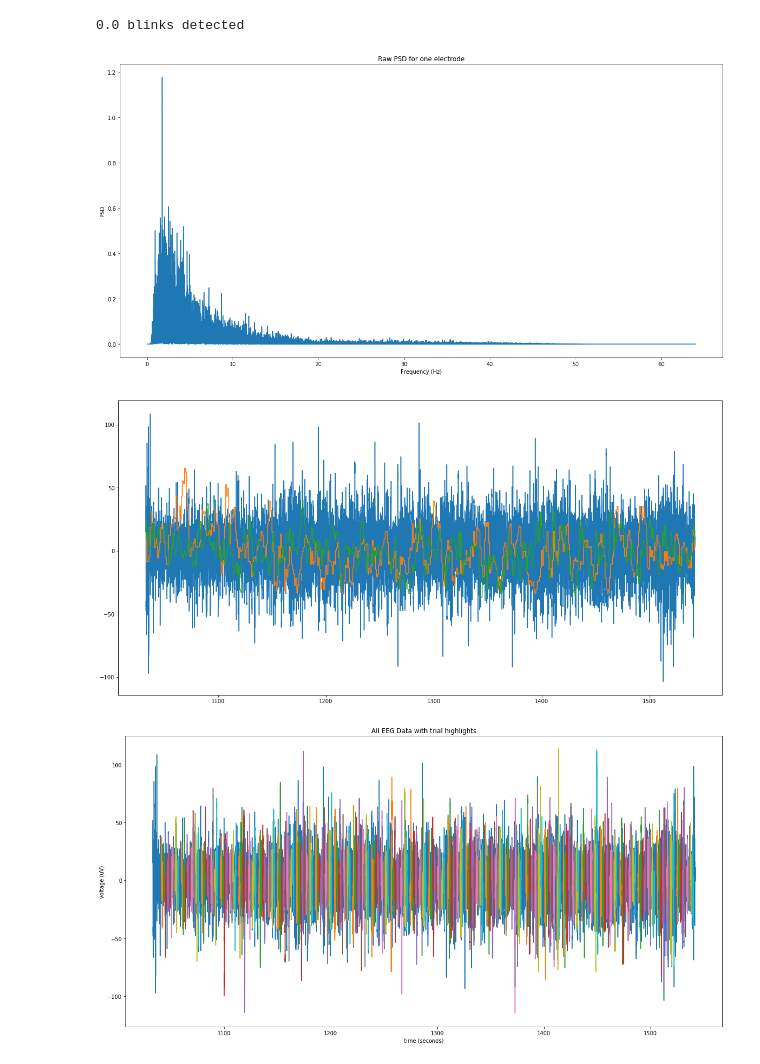
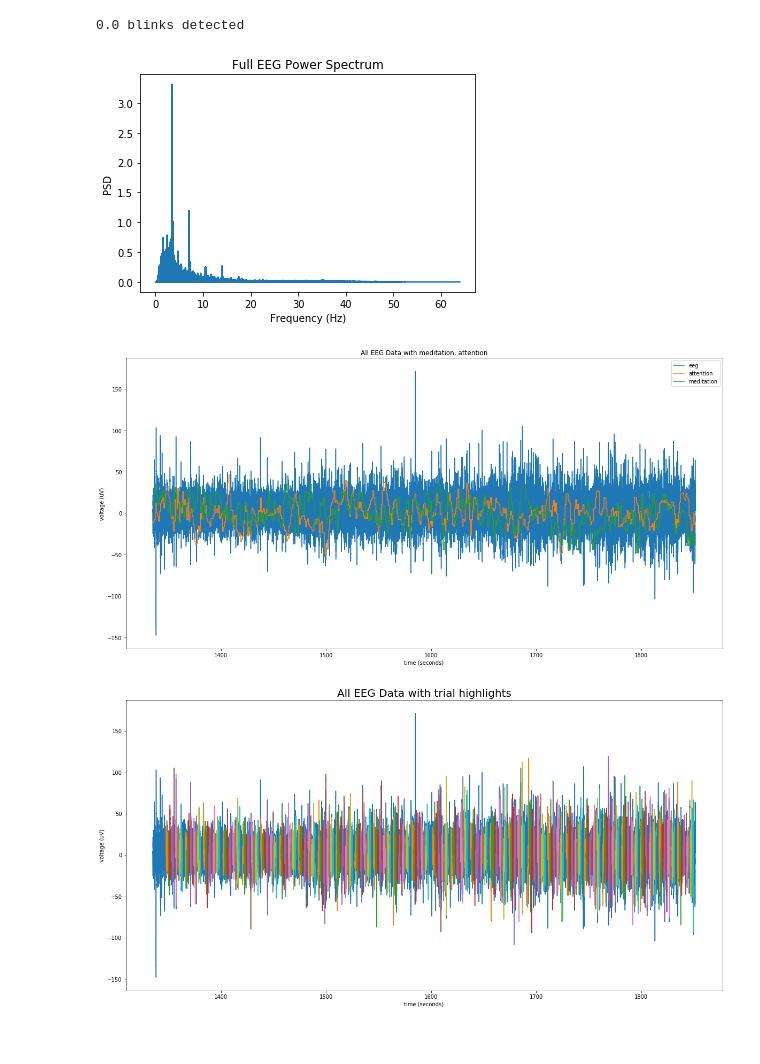
Before and after one commit to D1o0g9s/EEGFaceDetection, a Jupyter notebook: Data_Analysis/View_XDF.ipynb, the cells around one changed output. Drawn from its saved outputs; the diff is of its cells as text; code cells hidden in the pictures.

Commit message:
added 2 more data sets and updated psd analysis

```diff
--- a/Data_Analysis/View_XDF.ipynb
+++ b/Data_Analysis/View_XDF.ipynb
@@ -20,13 +20,14 @@ part_P006_block_S001.xdf # 80 (last 40 reshuffled) Large spikes at each image
 part_P007_block_S001.xdf # 80 (last 40 reshuffled)
 
 part_P001_block_S002.xdf # 280 (with 140 total images)
+part_P001_block_S003.xdf # 280 (with 140 total images)
 
 
 These experiments consist of the user looking at faces vs landscape as labeled by the Markers.
 In the more recent experiments, there are also cross hairs for the subject to fixate on before
 each new image is shown.
 """
-filename = "part_P001_block_S002"
+filename = "part_P001_block_S003"
 
 XDF_Path = "./data/"+filename+".xdf"
 XDF_Data = loadxdf(XDF_Path)
@@ -53,12 +81,14 @@ def convertRawToMicroVolts(raw_values):
     # Converts an array of NeuroSky raw values into an array of millivolts
     return (np.array(np.array(raw_values) * (1.8/4096)) / 2) * 1000
 # %%
-def getEEGDataInMicroVolts(original_data):
-    eeg_data = original_data[StreamType.EEG.value][StreamType.DATA.value][:,0]
-
+def getFilteredEEGDataInMicroVolts_fromEEGList(eeg_data):
     eeg_data_in_volts = convertRawToMicroVolts(eeg_data)
     sig_filt = filt.filter_signal(eeg_data_in_volts, eeg_fs, 'bandpass', f_range, filter_type='iir', butterworth_order=2)
     return sig_filt
+# %%
+def getEEGDataInMicroVolts(original_data):
+    eeg_data = original_data[StreamType.EEG.value][StreamType.DATA.value][:,0]
+    return getFilteredEEGDataInMicroVolts_fromEEGList(eeg_data)
 # %%
 def zeroTime(raw_timepoints):
     # Takes an array of timepoints and returns the zeroed version (where the )
@@ -84,10 +114,7 @@ def plotMeditation(original_data):
 # %%
-def plotPSD(original_data, f_range=(0.5, 50), cut_off=-1):
+def plotPSD(original_data, cut_off=-1, label=None):
     eeg_data_in_volts = getEEGDataInMicroVolts(original_data)
-
-    sig_filt = filt.filter_signal(eeg_data_in_volts, eeg_fs, 'bandpass', f_range, filter_type='iir', butterworth_order=2)
-    freq, psd = signal.periodogram(sig_filt, fs=int(eeg_fs), scaling='spectrum')
+    freq, psd = signal.periodogram(eeg_data_in_volts, fs=int(eeg_fs), scaling='spectrum')
     plt.xlabel('Frequency (Hz)')
     plt.ylabel('PSD')
-    plt.title('Raw PSD for one electrode')
-    plt.plot(freq[:cut_off], psd[:cut_off])
+    plt.plot(freq[:cut_off], psd[:cut_off], label=label)
@@ -157,18 +199,25 @@ def plotMultipleBarGraphs(bars, bar_width, bar_names, group_names, error_values=
     plt.legend()
     plt.show()
 # %%
-plt.figure(figsize=(20,10))
+#plt.figure(figsize=(20,10))
 
 plotPSD(XDF_Data)
-
+plt.title("Full EEG Power Spectrum")
 plt.show()
 # %% [output]
-[figure, old version]
+[figure, new version]
 # %%
 plt.figure(figsize=(20,10))
 
 plotEEG(XDF_Data)
 plotAttention(XDF_Data)
 plotMeditation(XDF_Data)
+
+
+plt.xlabel("time (seconds)")
+plt.ylabel("voltage (uV)")
+plt.title("All EEG Data with meditation, attention")
+plt.legend()
+plt.show()
 # %% [output]
-[figure, old version]
+[figure, new version]
@@ -177,13 +231,12 @@ plt.figure(figsize=(20,10))
 
 plotEEG(XDF_Data)
 
-trials, _, _ = getMarkerBoundSingleMarkerData('NewImageStart', 'NewImageEnd', XDF_Data, go_backward=False)
 for i, trial in enumerate(trials):
     plotEEG(trial)
 
 plt.xlabel("time (seconds)")
 plt.ylabel("voltage (uV)")
-plt.title("All EEG Data with trial highlights")
+plt.title("All EEG Data with trial highlights", size=20)
 plt.show()
 # %% [output]
-[figure, old version]
+[figure, new version]
```
Also changed, not shown: parts of 20 cells of this notebook, 3 other files.
